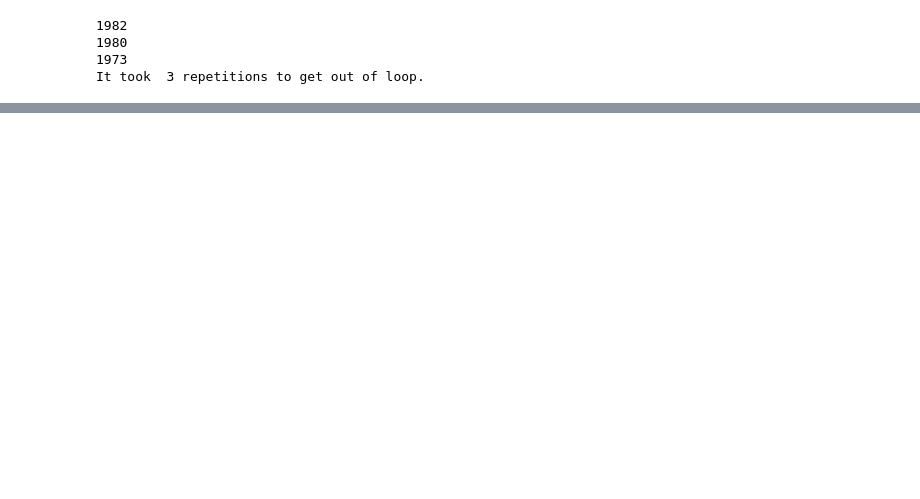
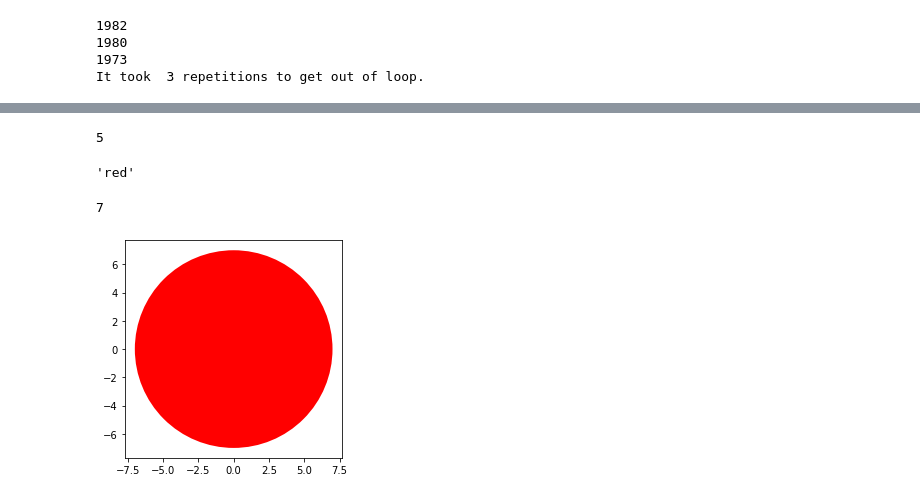
Before and after one commit to harsha8745/IBM-WATSON, a Jupyter notebook: Python_for_data_science_and_AI.ipynb, the cells around one changed output, grey strips where cells are left out. Cells and saved outputs as stored; diff of their text form; code cells hidden in the pictures; blank space fills up the shorter version.

```diff
--- a/Python_for_data_science_and_AI.ipynb
+++ b/Python_for_data_science_and_AI.ipynb
@@ -1141,0 +1517,18 @@ It took  3 repetitions to get out of loop.
+# %%
+class circle(object):                       #defining your class
+  def __init__(self,radius,color):          #constructor
+     self.radius = radius
+     self.color = color
+
+
+  def add_radius(self,r):                        #method
+    self.radius = self.radius + r
+    return(self.radius)
+
+
+  def draw_circle(self):               #when using matplotlib to plot always use Circle and not circle, even if its not defined
+    plt.gca().add_patch(plt.Circle((0,0), radius = self.radius, fc = self.color))
+    plt.axis('scaled')
+    plt.show()
+# %%
+red_circle = circle(5, 'red')
@@ -1141,0 +1556,20 @@ It took  3 repetitions to get out of loop.
+# %%
+#We can use the dir command to get a list of the object's methods. Many of them are default Python methods.
+red_circle.radius
+# %% [output]
+5
+# %%
+red_circle.color
+# %% [output]
+'red'
+# %%
+# Set the object attribute radius
+red_circle.radius = 7
+red_circle.radius
+# %% [output]
+7
+# %%
+#We can draw the object by using the method drawCircle():
+red_circle.draw_circle()
+# %% [output]
+[figure, added]
```
Also changed, not shown: parts of 75 cells of this notebook.
